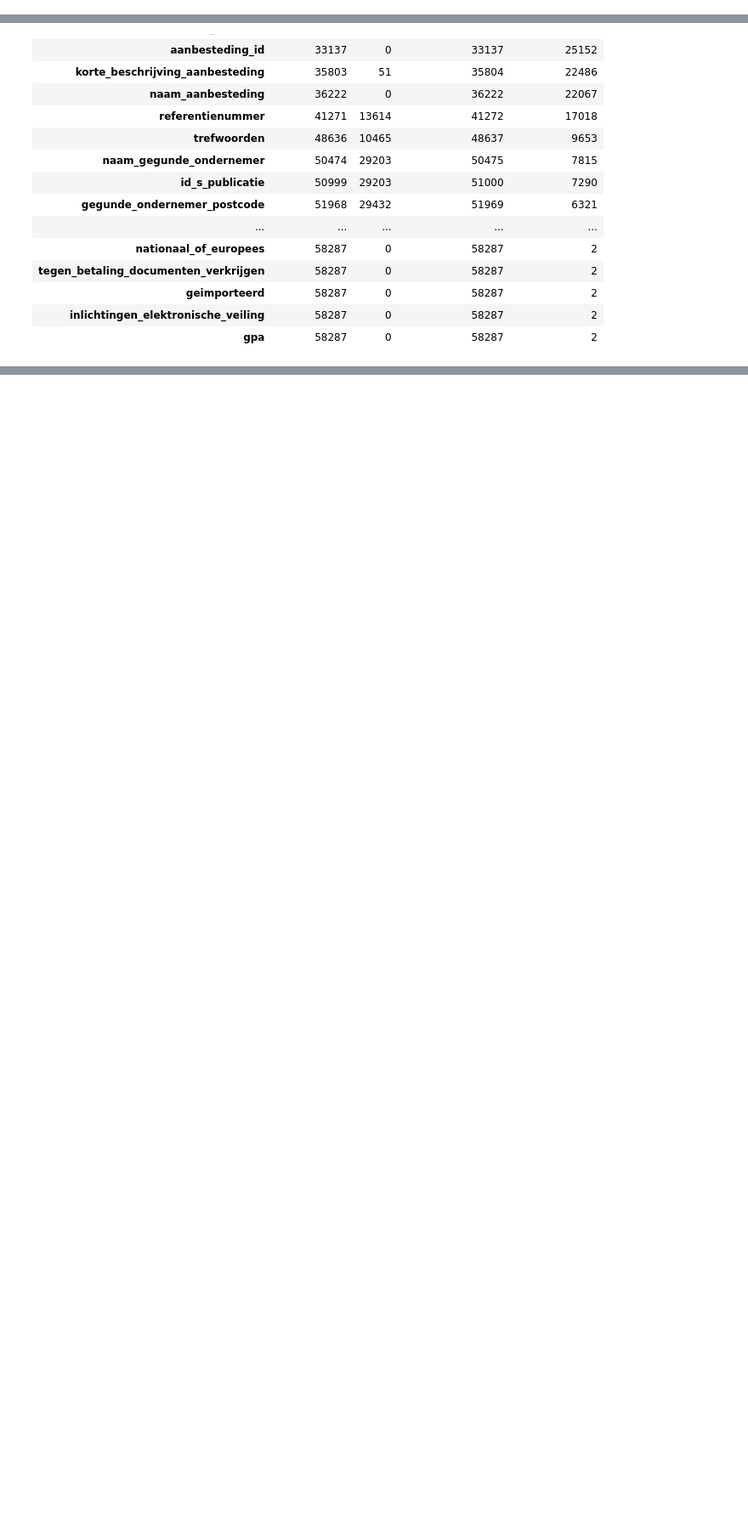
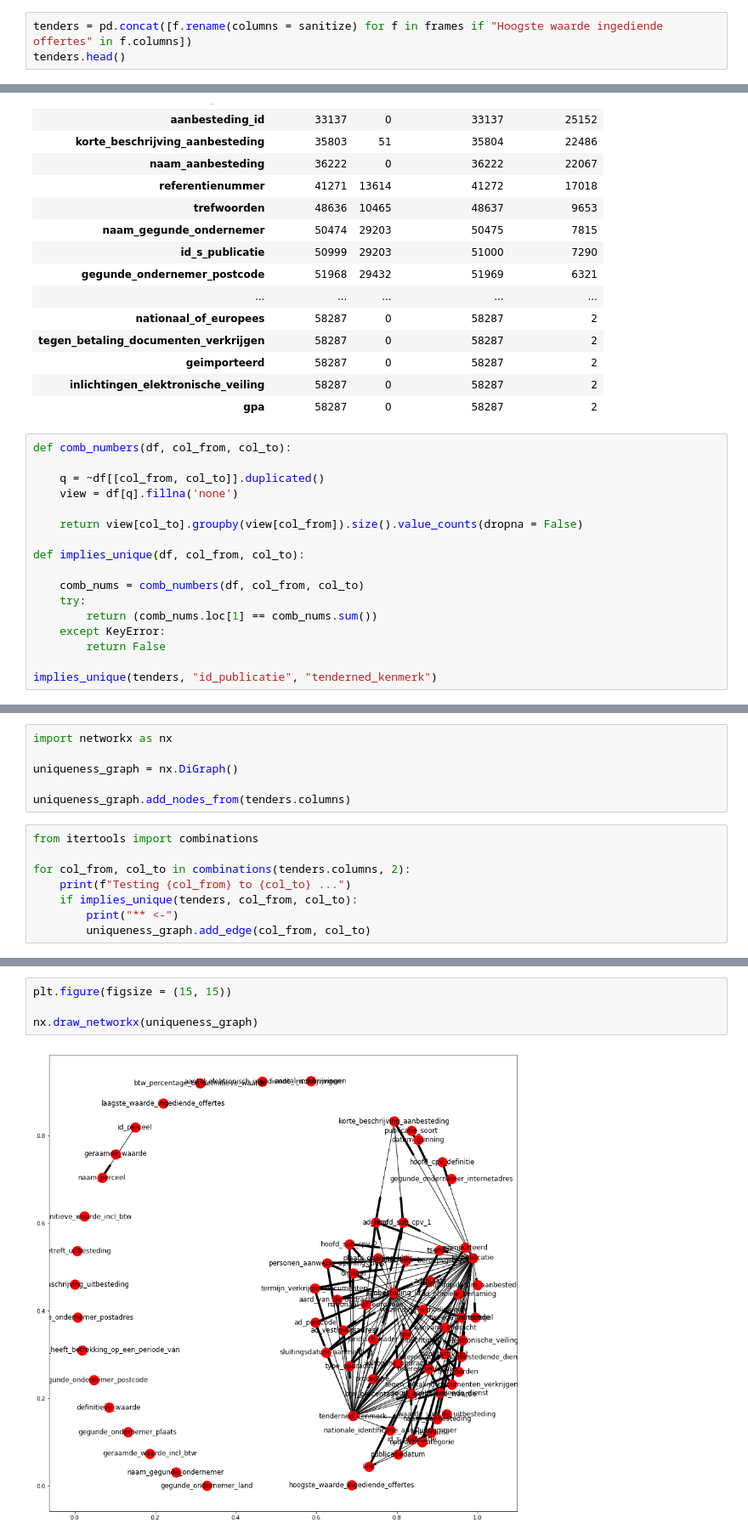
Before and after one commit to Gijs-Koot/Gijs-Koot.github.io, a Jupyter notebook: notebooks/tender-cleanup.ipynb, the cells around one changed output, grey strips where cells are left out. Shown at 85% size. Drawn from its saved outputs; the diff is of its cells as text; blank space fills up the shorter version.

Commit message:
working on tender cleanup

```diff
--- a/notebooks/tender-cleanup.ipynb
+++ b/notebooks/tender-cleanup.ipynb
@@ -88,0 +120,3 @@ tenders.head()
+# %%
+tenders = pd.concat([f.rename(columns = sanitize) for f in frames if "Hoogste waarde ingediende offertes" in f.columns])
+tenders.head()
@@ -120,3 +171,20 @@ tenders.apply(count_dupes, axis = 0).T.sort_values("duplications")
 | geimporteerd | 58287 | 0 | 58287 | 2 |
 | inlichtingen_elektronische_veiling | 58287 | 0 | 58287 | 2 |
 | gpa | 58287 | 0 | 58287 | 2 |
+# %%
+def comb_numbers(df, col_from, col_to):
+
+    q = ~df[[col_from, col_to]].duplicated()
+    view = df[q].fillna('none')
+
+    return view[col_to].groupby(view[col_from]).size().value_counts(dropna = False)
+
+def implies_unique(df, col_from, col_to):
+
+    comb_nums = comb_numbers(df, col_from, col_to)
+    try:
+        return (comb_nums.loc[1] == comb_nums.sum())
+    except KeyError:
+        return False
+
+implies_unique(tenders, "id_publicatie", "tenderned_kenmerk")
@@ -122,0 +197,14 @@ tenders.apply(count_dupes, axis = 0).T.sort_values("duplications")
+# %%
+import networkx as nx
+
+uniqueness_graph = nx.DiGraph()
+
+uniqueness_graph.add_nodes_from(tenders.columns)
+# %%
+from itertools import combinations
+
+for col_from, col_to in combinations(tenders.columns, 2):
+    print(f"Testing {col_from} to {col_to} ...")
+    if implies_unique(tenders, col_from, col_to):
+        print("** <-")
+        uniqueness_graph.add_edge(col_from, col_to)
@@ -122,0 +229,6 @@ tenders.apply(count_dupes, axis = 0).T.sort_values("duplications")
+# %%
+plt.figure(figsize = (15, 15))
+
+nx.draw_networkx(uniqueness_graph)
+# %% [output]
+[figure, added]
```
Also changed, not shown: parts of 24 cells of this notebook, 1 other file.
